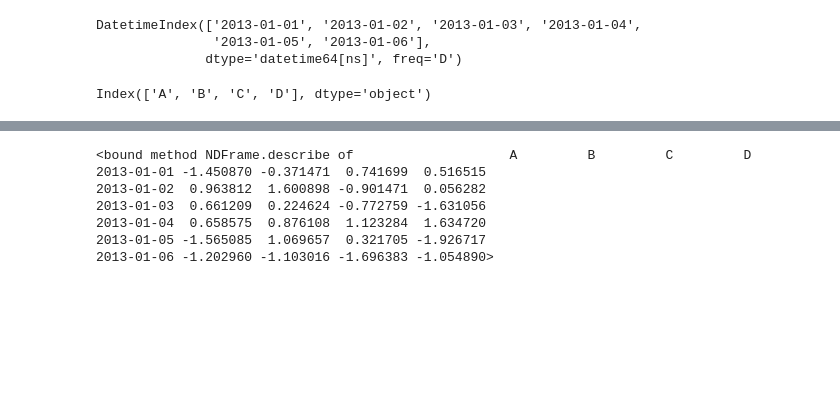
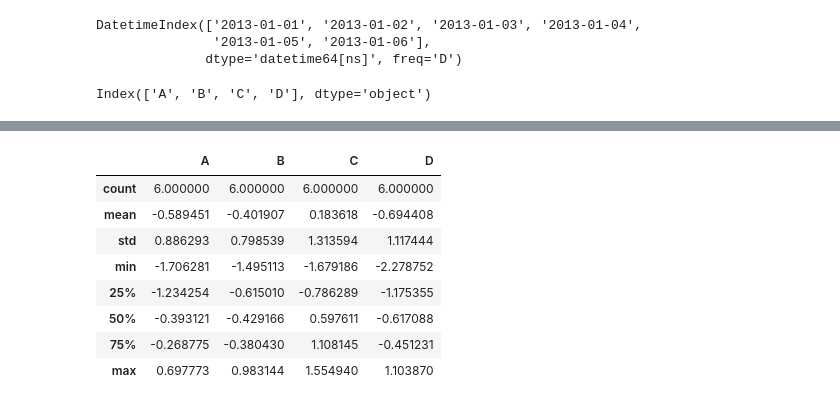
Before and after one commit to heemokyim/dsschool-study-notebook, a Jupyter notebook: 2nd-week-titanic/10min_pandas.ipynb, the cells around one changed output, grey strips where cells are left out. Saved outputs shown, nothing was run; the diff lists cells and outputs as text; code cells hidden in the pictures; blank space fills up the shorter version.

```diff
--- a/2nd-week-titanic/10min_pandas.ipynb
+++ b/2nd-week-titanic/10min_pandas.ipynb
@@ -77,13 +82,15 @@ array([[-1.45087036, -0.37147058,  0.74169934,  0.51651476],
 # %%
-df.describe
+df.describe()
 # %% [output]
-<bound method NDFrame.describe of                    A         B         C         D
-2013-01-01 -1.450870 -0.371471  0.741699  0.516515
-2013-01-02  0.963812  1.600898 -0.901471  0.056282
-2013-01-03  0.661209  0.224624 -0.772759 -1.631056
-2013-01-04  0.658575  0.876108  1.123284  1.634720
-2013-01-05 -1.565085  1.069657  0.321705 -1.926717
-2013-01-06 -1.202960 -1.103016 -1.696383 -1.054890>
+|  | A | B | C | D |
+| count | 6.000000 | 6.000000 | 6.000000 | 6.000000 |
+| mean | -0.589451 | -0.401907 | 0.183618 | -0.694408 |
+| std | 0.886293 | 0.798539 | 1.313594 | 1.117444 |
+| min | -1.706281 | -1.495113 | -1.679186 | -2.278752 |
+| 25% | -1.234254 | -0.615010 | -0.786289 | -1.175355 |
+| 50% | -0.393121 | -0.429166 | 0.597611 | -0.617088 |
+| 75% | -0.268775 | -0.380430 | 1.108145 | -0.451231 |
+| max | 0.697773 | 0.983144 | 1.554940 | 1.103870 |
 # %%
 df.T
 # %% [output]
```
Also changed, not shown: parts of 30 cells of this notebook.
